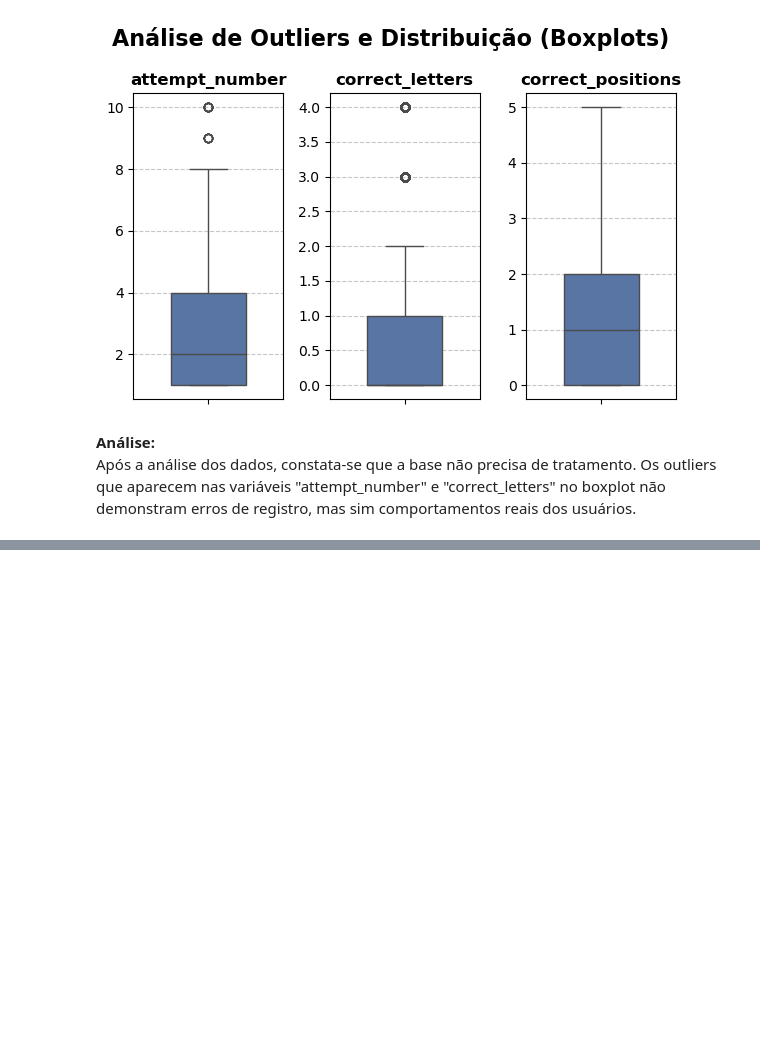
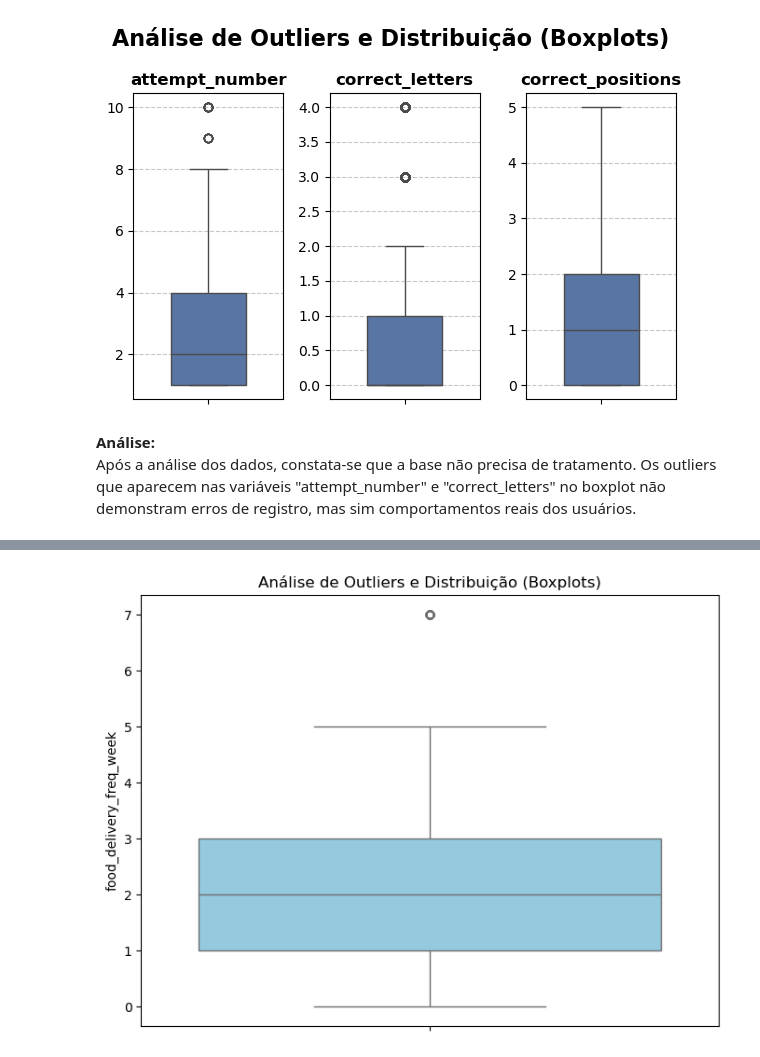
Before and after one commit to Fernandonneto/Case_Processo_Seletivo_-_Analista_de_Dados_Produto_-_Growth, a Jupyter notebook: I_Etapa_-_Tratamento_dados.ipynb, the cells around one changed output, grey strips where cells are left out. Saved outputs shown, nothing was run; the diff lists cells and outputs as text; code cells hidden in the pictures; blank space fills up the shorter version.

```diff
--- a/I_Etapa_-_Tratamento_dados.ipynb
+++ b/I_Etapa_-_Tratamento_dados.ipynb
@@ -444,0 +513,6 @@ Após a análise dos dados, constata-se que a base não precisa de tratamento. O
+# %%
+# Padronização dos termos
+usuarios['orders_food_delivery'] = usuarios['orders_food_delivery'].replace({
+    'sim': 'True',
+    'não': 'False',
+})
@@ -444,0 +524,3 @@ Após a análise dos dados, constata-se que a base não precisa de tratamento. O
+# %%
+# Converão da variável para o tipo booleano
+usuarios['orders_food_delivery'] = usuarios['orders_food_delivery'].astype(bool)
@@ -444,0 +698,4 @@ Após a análise dos dados, constata-se que a base não precisa de tratamento. O
+# %%
+# Substituição dos valores nulos por "Não informado"
+usuarios['salary_range'] = usuarios['salary_range'].fillna('Não informado')
+usuarios['age_range'] = usuarios['age_range'].fillna('Não informado')
@@ -444,0 +726,3 @@ Após a análise dos dados, constata-se que a base não precisa de tratamento. O
+# %%
+# Exclusão da variável "city"
+usuarios = usuarios.drop(columns=['city'])
@@ -444,0 +754,9 @@ Após a análise dos dados, constata-se que a base não precisa de tratamento. O
+# %%
+# Boxplot para análise de outliers e distribuição das variáveis numéricas
+plt.figure(figsize=(8, 6))
+sns.boxplot(data=usuarios, y='food_delivery_freq_week', color='skyblue')
+plt.title('Análise de Outliers e Distribuição (Boxplots)')
+plt.ylabel('food_delivery_freq_week')
+plt.show()
+# %% [output]
+[figure, added]
```
Also changed, not shown: parts of 32 cells of this notebook.
